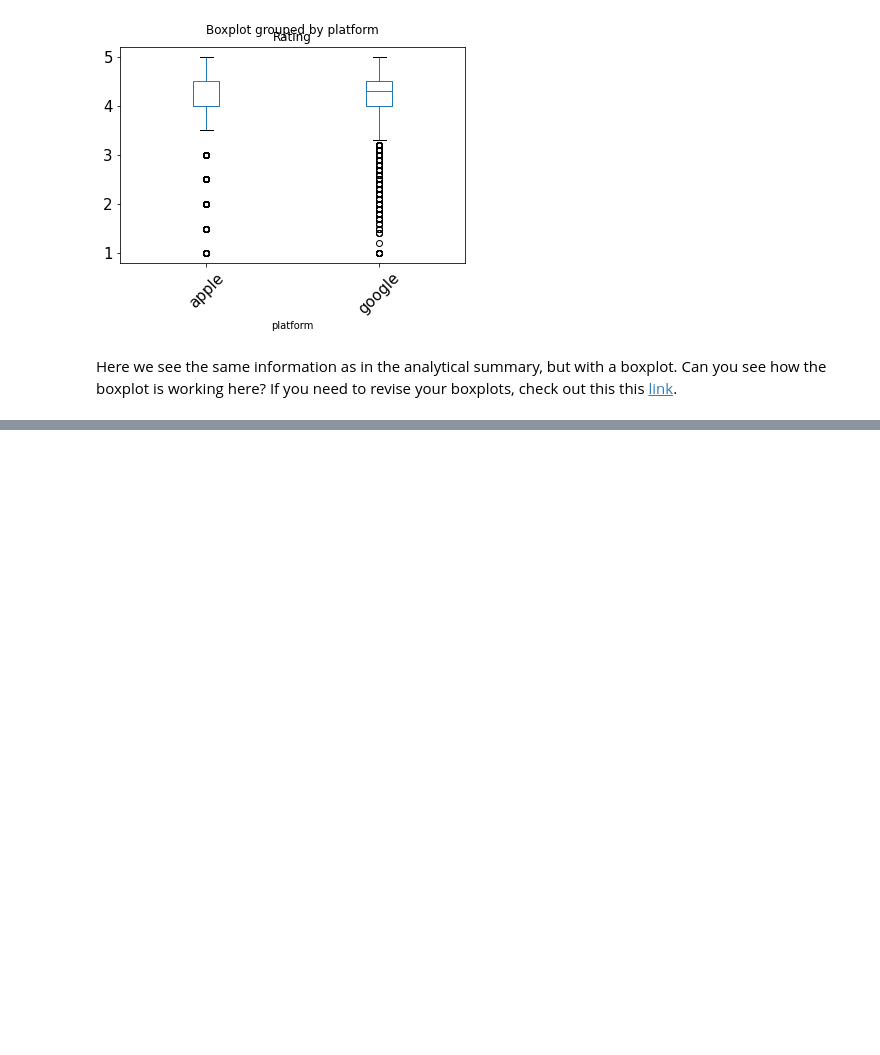
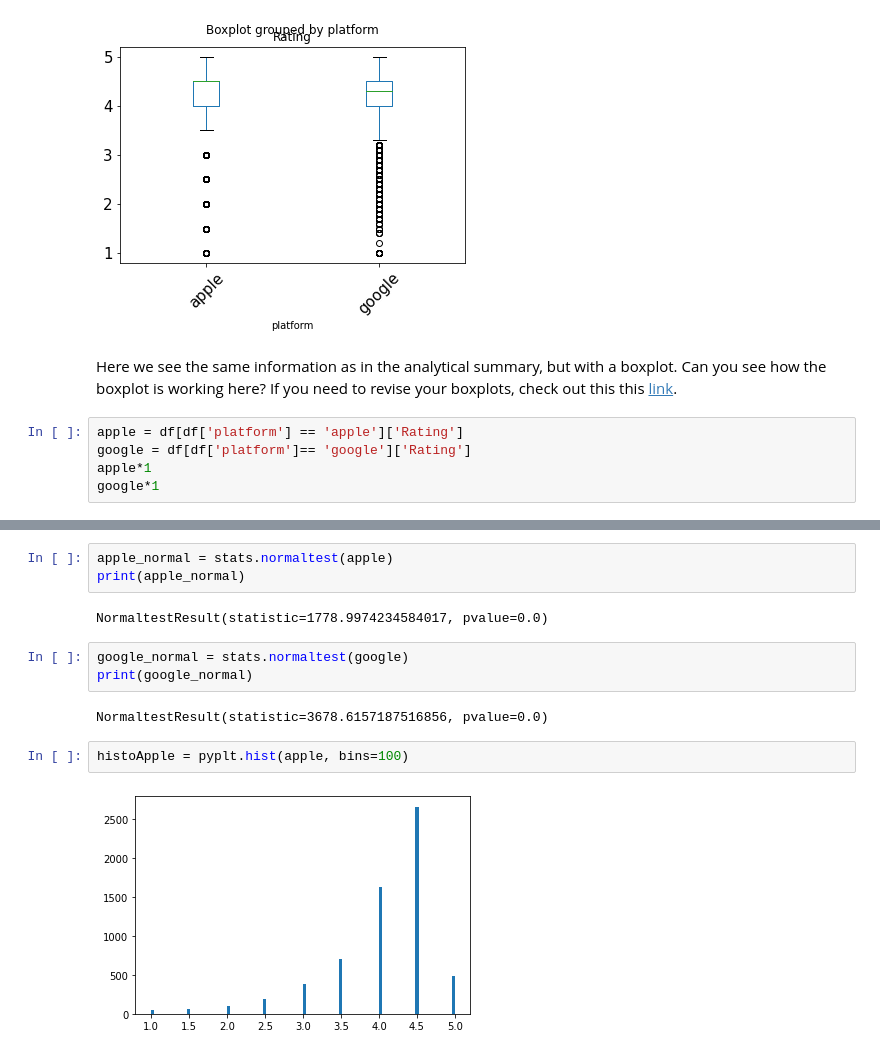
Before and after one commit to pri188/dsc_intro, a Jupyter notebook: PART 2, Tier 1 - Cleaning, transforming and visualizing.ipynb, the cells around one changed output, grey strips where cells are left out. Cells and saved outputs as stored; diff of their text form; blank space fills up the shorter version.

Commit message:
Statistic

```diff
--- a/PART 2, Tier 1 - Cleaning, transforming and visualizing.ipynb
+++ b/PART 2, Tier 1 - Cleaning, transforming and visualizing.ipynb
@@ -399,3 +400,8 @@ df.boxplot(by='platform', column =['Rating'], grid=False, rot=45, fontsize=15)
 [figure]
 # %% [markdown]
 Here we see the same information as in the analytical summary, but with a boxplot. Can you see how the boxplot is working here? If you need to revise your boxplots, check out this this [link](https://www.kaggle.com/ramamet4/app-store-apple-data-set-10k-apps).
+# %%
+apple = df[df['platform'] == 'apple']['Rating']
+google = df[df['platform']== 'google']['Rating']
+apple*1
+google*1
@@ -401,0 +421,14 @@ Here we see the same information as in the analytical summary, but with a boxplo
+# %%
+apple_normal = stats.normaltest(apple)
+print(apple_normal)
+# %% [output]
+NormaltestResult(statistic=1778.9974234584017, pvalue=0.0)
+# %%
+google_normal = stats.normaltest(google)
+print(google_normal)
+# %% [output]
+NormaltestResult(statistic=3678.6157187516856, pvalue=0.0)
+# %%
+histoApple = pyplt.hist(apple, bins=100)
+# %% [output]
+[figure, added]
```
Also changed, not shown: parts of 9 cells of this notebook, 1 other file.
